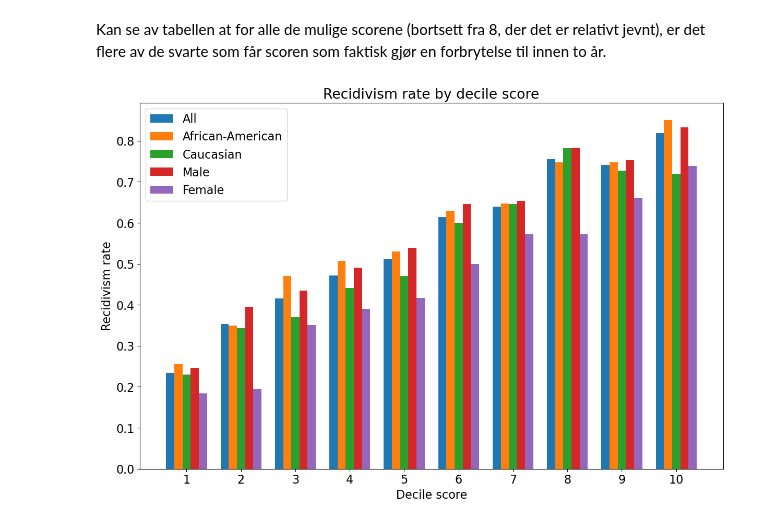
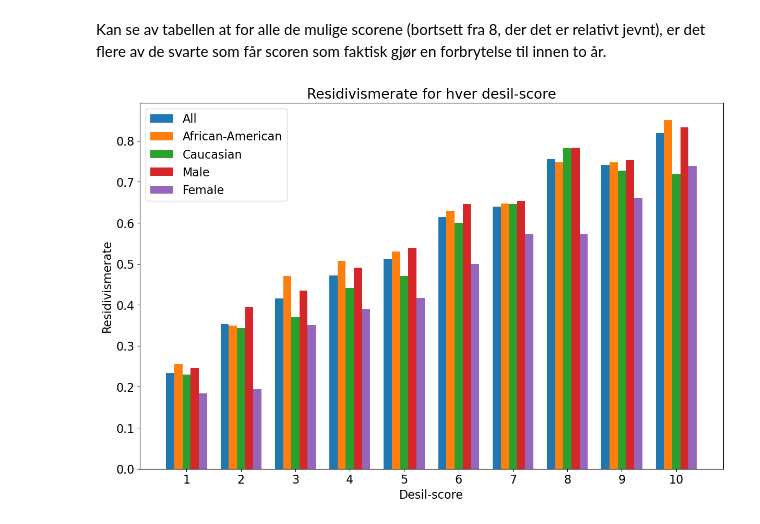
Before and after one commit to asmund20/hon2200-prosjekt, a Jupyter notebook: notebooks/compas.ipynb, the cells around one changed output. Saved outputs shown, nothing was run; the diff lists cells and outputs as text; code cells hidden in the pictures.

```diff
--- a/notebooks/compas.ipynb
+++ b/notebooks/compas.ipynb
@@ -576,24 +576,24 @@ Kan se av tabellen at for alle de mulige scorene (bortsett fra 8, der det er rel
 # %%
 fig = plt.figure(figsize=(12, 8), layout="constrained")
 ax = plt.axes()
 fig.add_axes(ax)
 # fig, ax = plt.subplots(layout="constrained")
 
 x = np.arange(len(deciles["All"]))  # the label locations
 width = 0.15  # the width of the bars
 multiplier = 0
 
 for k, v in deciles.items():
     offset = width*multiplier
     rects = ax.bar(x + offset, v, width, label=k)
     multiplier += 1
 
 # Add some text for labels, title and custom x-axis tick labels, etc.
-ax.set_ylabel("Recidivism rate")
-ax.set_title("Recidivism rate by decile score")
-ax.set_xlabel("Decile score")
+ax.set_ylabel("Residivismerate")
+ax.set_title("Residivismerate for hver desil-score")
+ax.set_xlabel("Desil-score")
 ax.set_xticks(x + 2*width, x+1)
 ax.legend()
 fig.savefig("../reports/resultat-filer/recid_rates.png")
 # %% [output]
-[figure, old version]
+[figure, new version]
```
Also changed, not shown: parts of 2 cells of this notebook, 3 other files.
